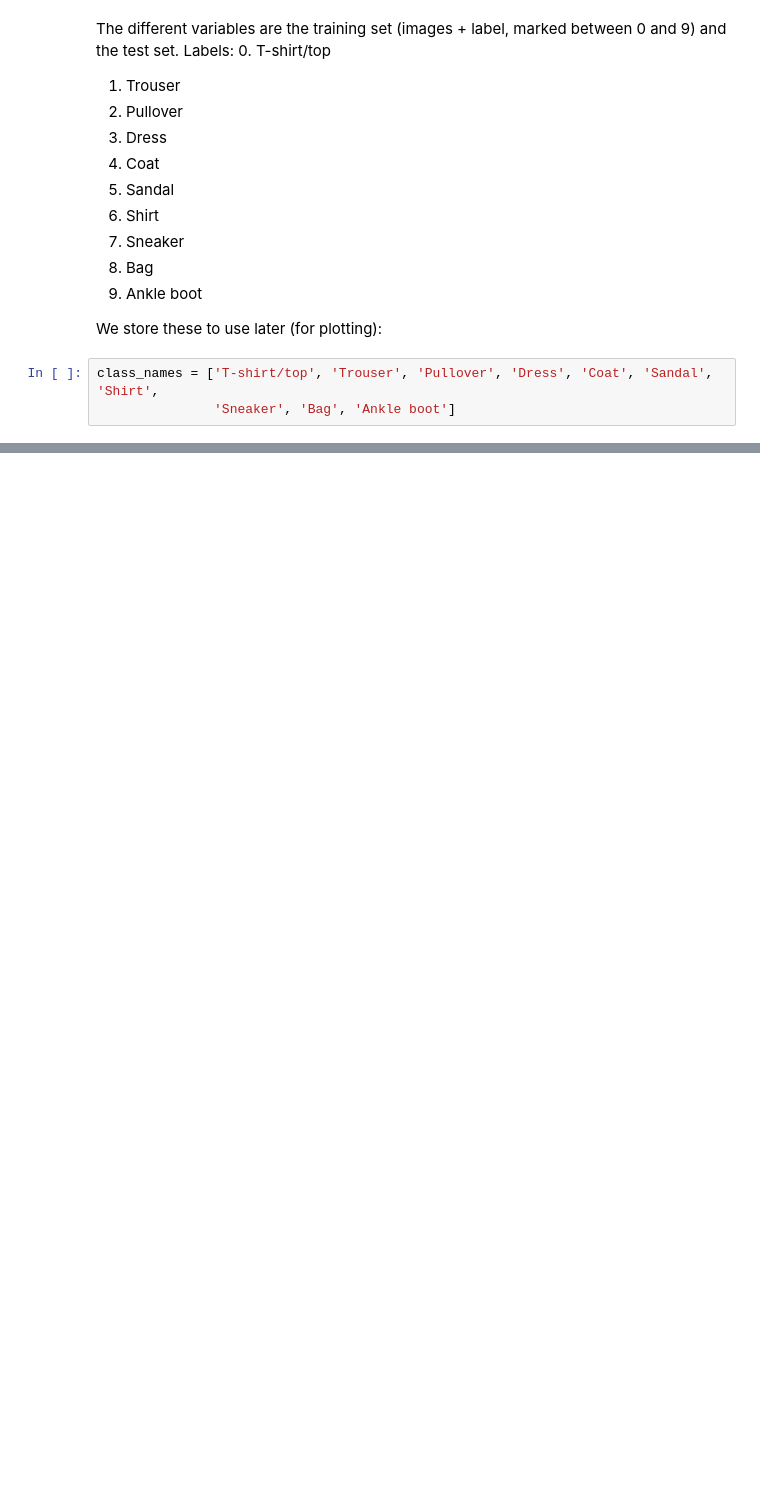
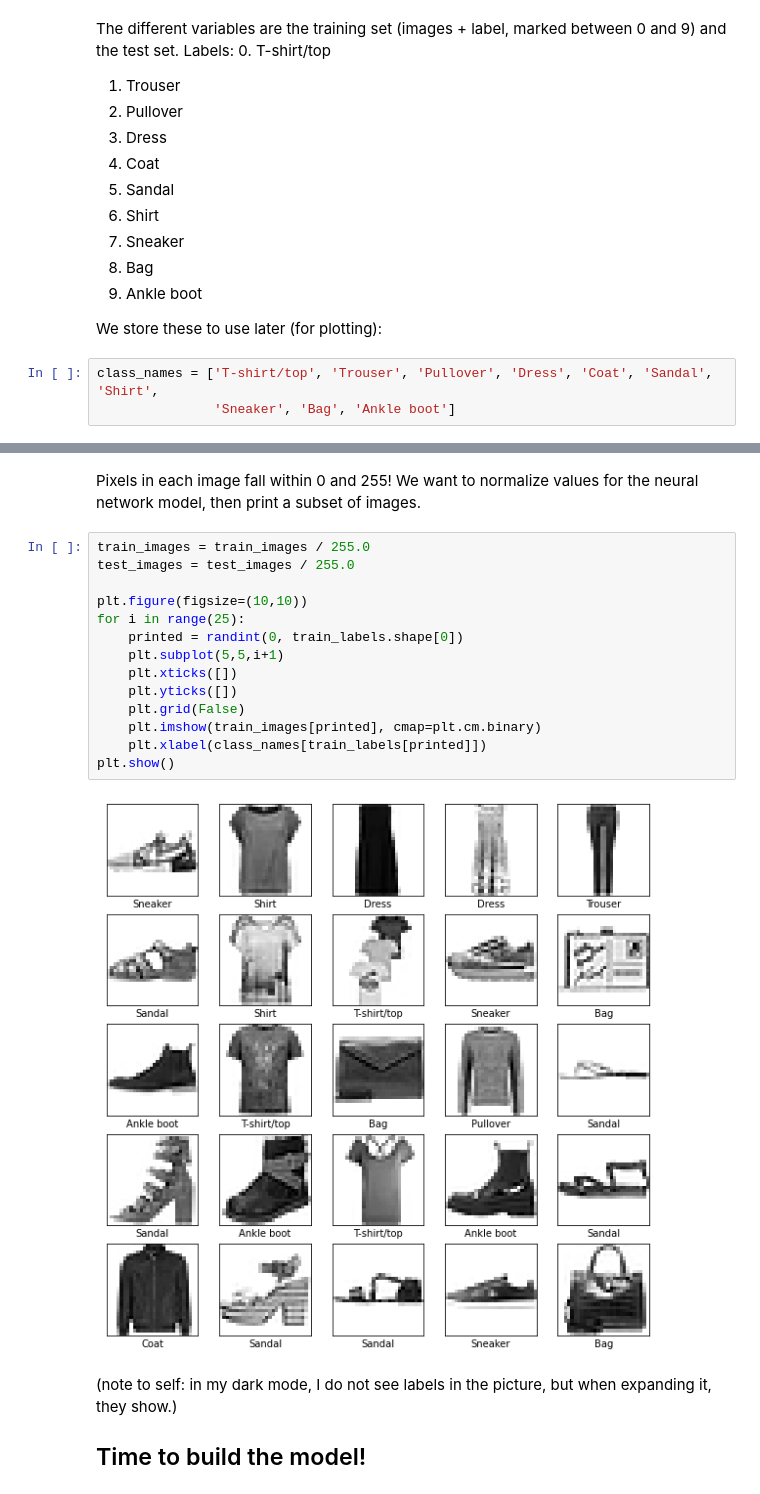
Before and after one commit to mtomasini/TensorFlowTraining, a Jupyter notebook: tfTutorial.ipynb, the cells around one changed output, grey strips where cells are left out. Cells and saved outputs as stored; diff of their text form; blank space fills up the shorter version.

```diff
--- a/tfTutorial.ipynb
+++ b/tfTutorial.ipynb
@@ -43,0 +50,22 @@ There are 60'000 images in the training set, and 10'000 in the test set. Each im
+# %% [markdown]
+Pixels in each image fall within 0 and 255! We want to normalize values for the neural network model, then print a subset of images.
+# %%
+train_images = train_images / 255.0
+test_images = test_images / 255.0
+
+plt.figure(figsize=(10,10))
+for i in range(25):
+    printed = randint(0, train_labels.shape[0])
+    plt.subplot(5,5,i+1)
+    plt.xticks([])
+    plt.yticks([])
+    plt.grid(False)
+    plt.imshow(train_images[printed], cmap=plt.cm.binary)
+    plt.xlabel(class_names[train_labels[printed]])
+plt.show()
+# %% [output]
+[figure, added]
+# %% [markdown]
+(note to self: in my dark mode, I do not see labels in the picture, but when expanding it, they show.)
+
+## Time to build the model!
```
Also changed, not shown: parts of 3 cells of this notebook.
